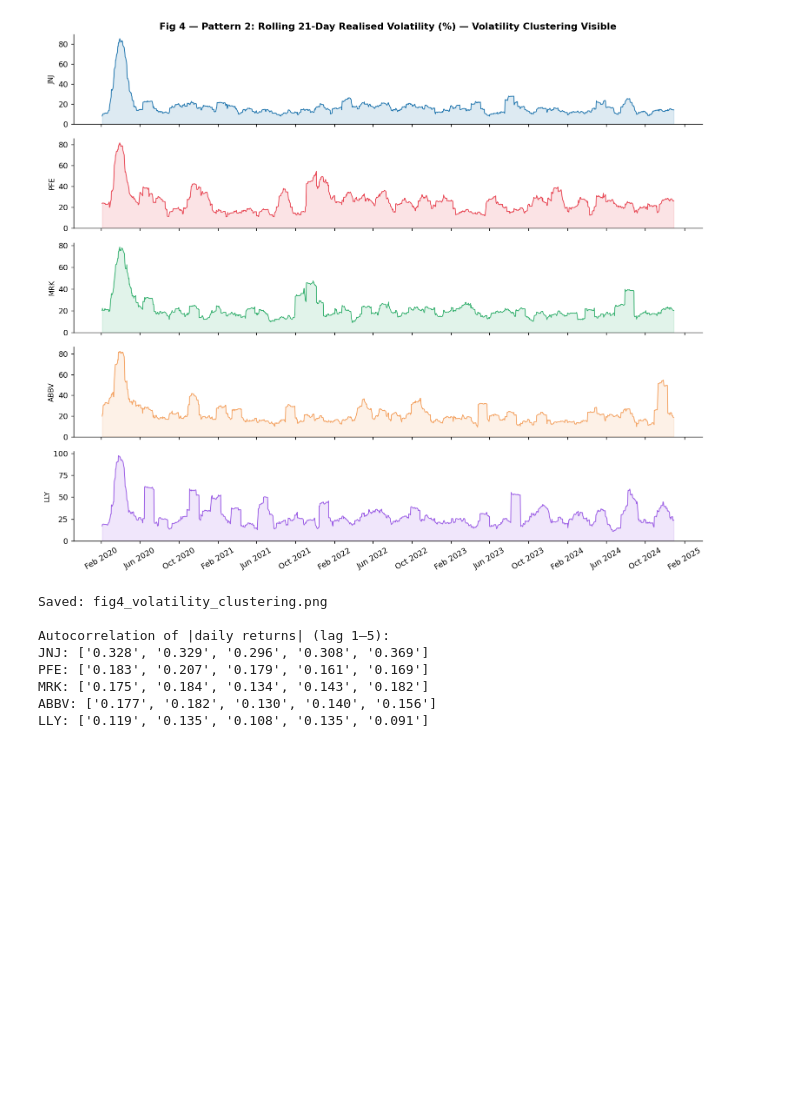
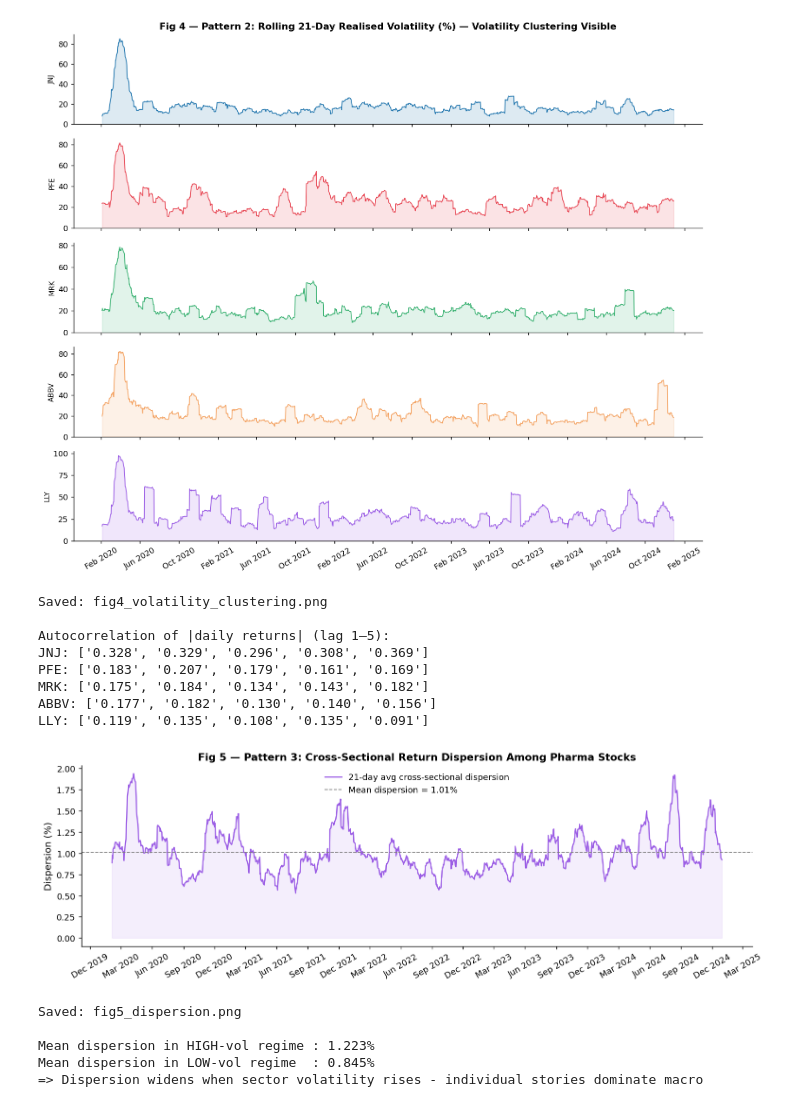
Before and after one commit to rahulrvu-24/Pharma-Quant-Analysis, a Jupyter notebook: pharma_quant_analysis.ipynb, the cells around one changed output. Cells and saved outputs as stored; diff of their text form; code cells hidden in the pictures; blank space fills up the shorter version.

Commit message:
high intra-sector return dispersion

```diff
--- a/pharma_quant_analysis.ipynb
+++ b/pharma_quant_analysis.ipynb
@@ -320,3 +320,41 @@ PFE: ['0.183', '0.207', '0.179', '0.161', '0.169']
 MRK: ['0.175', '0.184', '0.134', '0.143', '0.182']
 ABBV: ['0.177', '0.182', '0.130', '0.140', '0.156']
 LLY: ['0.119', '0.135', '0.108', '0.135', '0.091']
+# %%
+# ─── PATTERN 3: High intra-sector return dispersion ──────────────────────────────
+
+# Cross-sectional dispersion: std dev of daily returns across the 5 stocks
+cross_sec_disp = returns.std(axis=1).rolling(21).mean() * 100
+
+fig, ax = plt.subplots(figsize=(12, 4))
+ax.plot(cross_sec_disp.index, cross_sec_disp.values,
+        color='#9B5DE5', lw=1.4, label='21-day avg cross-sectional dispersion')
+ax.fill_between(cross_sec_disp.index, 0, cross_sec_disp.values,
+                alpha=0.1, color='#9B5DE5')
+ax.axhline(cross_sec_disp.mean(), color='grey', lw=1, linestyle='--',
+           label=f'Mean dispersion = {cross_sec_disp.mean():.2f}%')
+ax.set_title("Fig 5 — Pattern 3: Cross-Sectional Return Dispersion Among Pharma Stocks")
+ax.set_ylabel("Dispersion (%)")
+ax.xaxis.set_major_formatter(mdates.DateFormatter('%b %Y'))
+ax.xaxis.set_major_locator(mdates.MonthLocator(interval=3))
+plt.xticks(rotation=30)
+ax.legend(frameon=False)
+plt.tight_layout()
+plt.savefig("fig5_dispersion.png", bbox_inches='tight')
+plt.show()
+print("Saved: fig5_dispersion.png")
+
+# Dispersion in high-vol vs low-vol regimes
+mkt_vol = rvol.mean(axis=1)
+high_vol_mask = mkt_vol > mkt_vol.quantile(0.67)
+low_vol_mask  = mkt_vol <= mkt_vol.quantile(0.33)
+print(f"\nMean dispersion in HIGH-vol regime : {cross_sec_disp[high_vol_mask].mean():.3f}%")
+print(f"Mean dispersion in LOW-vol regime  : {cross_sec_disp[low_vol_mask].mean():.3f}%")
+print("=> Dispersion widens when sector volatility rises - individual stories dominate macro")
+# %% [output]
+[figure, added]
+Saved: fig5_dispersion.png
+
+Mean dispersion in HIGH-vol regime : 1.223%
+Mean dispersion in LOW-vol regime  : 0.845%
+=> Dispersion widens when sector volatility rises - individual stories dominate macro
```
Also changed, not shown: 1 other file.
